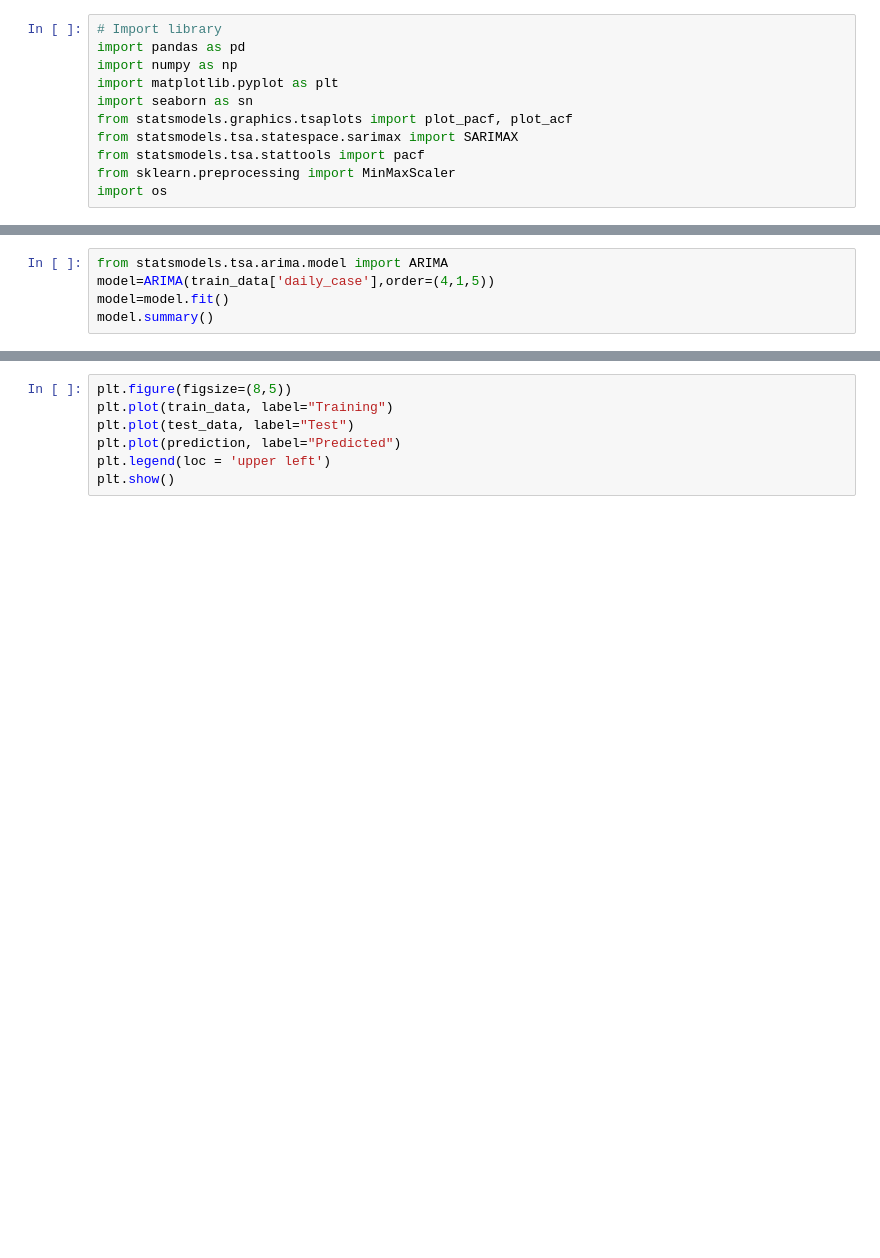
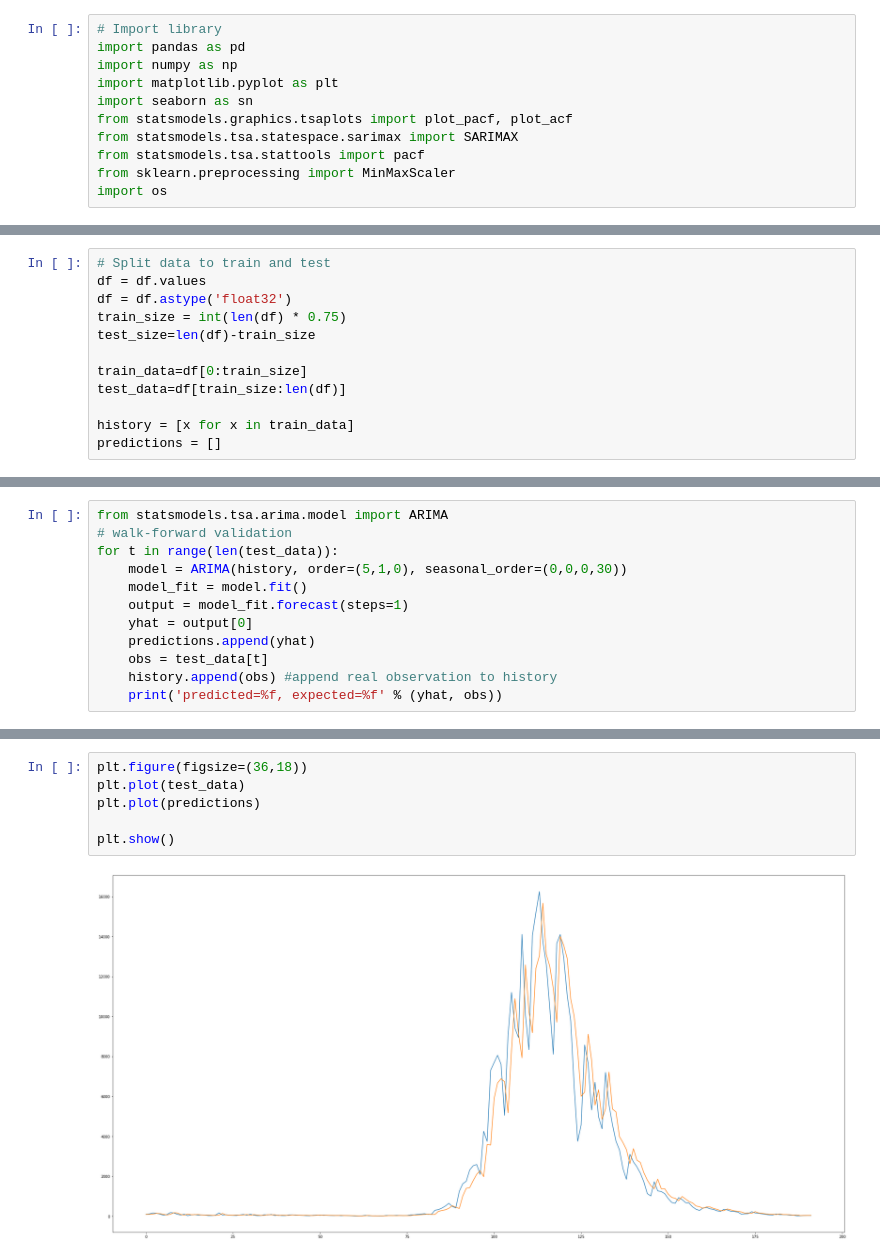
Before and after one commit to azmiazharm/covid-forecasting, a Jupyter notebook: region/Jawa Barat/Forecast ARIMA.ipynb, the cells around one changed output, grey strips where cells are left out. Cells and saved outputs as stored; diff of their text form; blank space fills up the shorter version.

```diff
--- a/region/Jawa Barat/Forecast ARIMA.ipynb
+++ b/region/Jawa Barat/Forecast ARIMA.ipynb
@@ -141,5 +176,0 @@ print(train_data.shape,test_data.shape)
-# %%
-from statsmodels.tsa.arima.model import ARIMA
-model=ARIMA(train_data['daily_case'],order=(4,1,5))
-model=model.fit()
-model.summary()
@@ -225,0 +182,12 @@ prediction
+# %%
+# Split data to train and test
+df = df.values
+df = df.astype('float32')
+train_size = int(len(df) * 0.75)
+test_size=len(df)-train_size
+
+train_data=df[0:train_size]
+test_data=df[train_size:len(df)]
+
+history = [x for x in train_data]
+predictions = []
@@ -225,0 +202,12 @@ prediction
+# %%
+from statsmodels.tsa.arima.model import ARIMA
+# walk-forward validation
+for t in range(len(test_data)):
+	model = ARIMA(history, order=(5,1,0), seasonal_order=(0,0,0,30))
+	model_fit = model.fit()
+	output = model_fit.forecast(steps=1)
+	yhat = output[0]
+	predictions.append(yhat)
+	obs = test_data[t]
+	history.append(obs) #append real observation to history
+	print('predicted=%f, expected=%f' % (yhat, obs))
@@ -226,7 +260,8 @@ prediction
 # %%
-plt.figure(figsize=(8,5))
-plt.plot(train_data, label="Training")
-plt.plot(test_data, label="Test")
-plt.plot(prediction, label="Predicted")
-plt.legend(loc = 'upper left')
+plt.figure(figsize=(36,18))
+plt.plot(test_data)
+plt.plot(predictions)
+
 plt.show()
+# %% [output]
+[figure, added]
```
Also changed, not shown: parts of 37 cells of this notebook, 18 other files.
